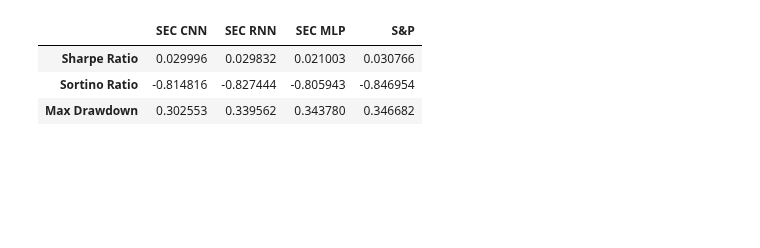
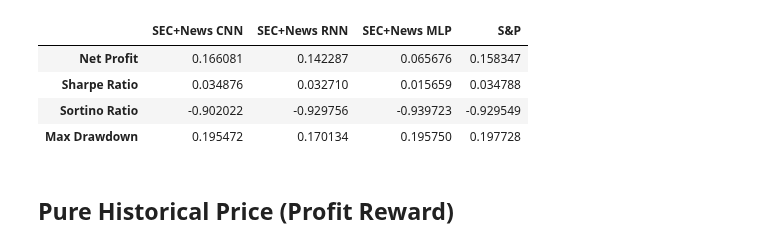
Before and after one commit to bufn403/portfolio-rl, a Jupyter notebook: compute_benchmarks.ipynb, the cells around one changed output. Saved outputs shown, nothing was run; the diff lists cells and outputs as text; code cells hidden in the pictures; blank space fills up the shorter version.

```diff
--- a/compute_benchmarks.ipynb
+++ b/compute_benchmarks.ipynb
@@ -12,0 +79,6 @@ df_rf = df['RF'].astype(float) / 252
+# %%
+result_pickles = [
+  ('SEC+News CNN', 'sec_and_news_cnn_results.pkl'),
+  ('SEC+News RNN', 'sec_and_news_rnn_results.pkl'),
+  ('SEC+News MLP', 'sec_and_news_MLP_results.pkl')
+]
@@ -18,0 +224,7 @@ result_pickles = [
+# %%
+plt.figure(figsize=(8, 6))
+for label, port_val in port_vals.items():
+  plt.plot(TIMES_ARR, port_val, label=label, lw=1)
+plt.legend()
+plt.title('All Benchmarks')
+plt.show()
@@ -19,3 +244,13 @@ result_pickles = [
+# %%
+result_pickles = [
+  # ('SEC+News CNN', 'combined_cnn_results_lower_action_noise.pkl'),
+  # ('SEC+News CNN', 'combined_cnn_0.02_results.pkl'),
+  ('SEC+News CNN', 'combined_cnn_optimal_results.pkl'),
+  # ('SEC+News RNN', 'combined_rnn_results.pkl'),
+  ('SEC+News RNN', 'combined_rnn_0.08_results.pkl'),
+  # ('SEC+News MLP', 'combined_mlp_results.pkl')
+  ('SEC+News MLP', 'combined_mlp_0.07_results.pkl')
+]
 # %%
 stats = {}
 port_vals = {}
@@ -25,21 +260,25 @@ for (label, filename) in result_pickles:
     results = pkl.load(f)
     port_val = np.array(results['port_val'])
     port_vals[label] = port_val
-    rf = df_rf[results['times_arr'][1:]]
+    # times_arr = results['times_arr']
+    # rf = df_rf[times_arr[1:]]
+    rf = df_rf[TIMES_ARR[1:]]
     rets = port_val[1:] / port_val[:-1] - 1
 
   sharpe = sharpe_ratio(rets, rf=rf)
   sortino = sortino_ratio(rets, 0, rf=rf)
   drawdown = max_drawdown(rets)
-  stats[label] = [sharpe, sortino, drawdown]
+  stats[label] = [port_val[-1]-1, sharpe, sortino, drawdown]
 
-snp_val = np.array(results['snp_val'])
-port_vals['S&P'] = snp_val
-rets = snp_val[1:] / snp_val[:-1] - 1
-sharpe = sharpe_ratio(rets)
-sortino = sortino_ratio(rets, 0)
+# snp_val = np.array(results['snp_val'])
+# port_vals['S&P'] = snp_val
+# rets = snp_val[1:] / snp_val[:-1] - 1
+port_vals['S&P'] = SNP_VAL
+rets = SNP_VAL[1:] / SNP_VAL[:-1] - 1
+sharpe = sharpe_ratio(rets, rf=rf)
+sortino = sortino_ratio(rets, 0, rf=rf)
 drawdown = max_drawdown(rets)
-stats['S&P'] = [sharpe, sortino, drawdown]
+stats['S&P'] = [SNP_VAL[-1]-1, sharpe, sortino, drawdown]
 # %%
 plt.figure(figsize=(8, 6))
 for label, port_val in port_vals.items():
@@ -51,8 +291,11 @@ plt.show()
 # %%
-stats_df = pd.DataFrame(stats, index=["Sharpe Ratio", "Sortino Ratio", "Max Drawdown"])
+stats_df = pd.DataFrame(stats, index=["Net Profit", "Sharpe Ratio", "Sortino Ratio", "Max Drawdown"])
 stats_df
 # %% [output]
-|  | SEC CNN | SEC RNN | SEC MLP | S&P |
-| Sharpe Ratio | 0.029996 | 0.029832 | 0.021003 | 0.030766 |
-| Sortino Ratio | -0.814816 | -0.827444 | -0.805943 | -0.846954 |
-| Max Drawdown | 0.302553 | 0.339562 | 0.343780 | 0.346682 |
+|  | SEC+News CNN | SEC+News RNN | SEC+News MLP | S&P |
+| Net Profit | 0.166081 | 0.142287 | 0.065676 | 0.158347 |
+| Sharpe Ratio | 0.034876 | 0.032710 | 0.015659 | 0.034788 |
+| Sortino Ratio | -0.902022 | -0.929756 | -0.939723 | -0.929549 |
+| Max Drawdown | 0.195472 | 0.170134 | 0.195750 | 0.197728 |
+# %% [markdown]
+## Pure Historical Price (Profit Reward)
```
Also changed, not shown: parts of 32 cells of this notebook, 3 other files.
